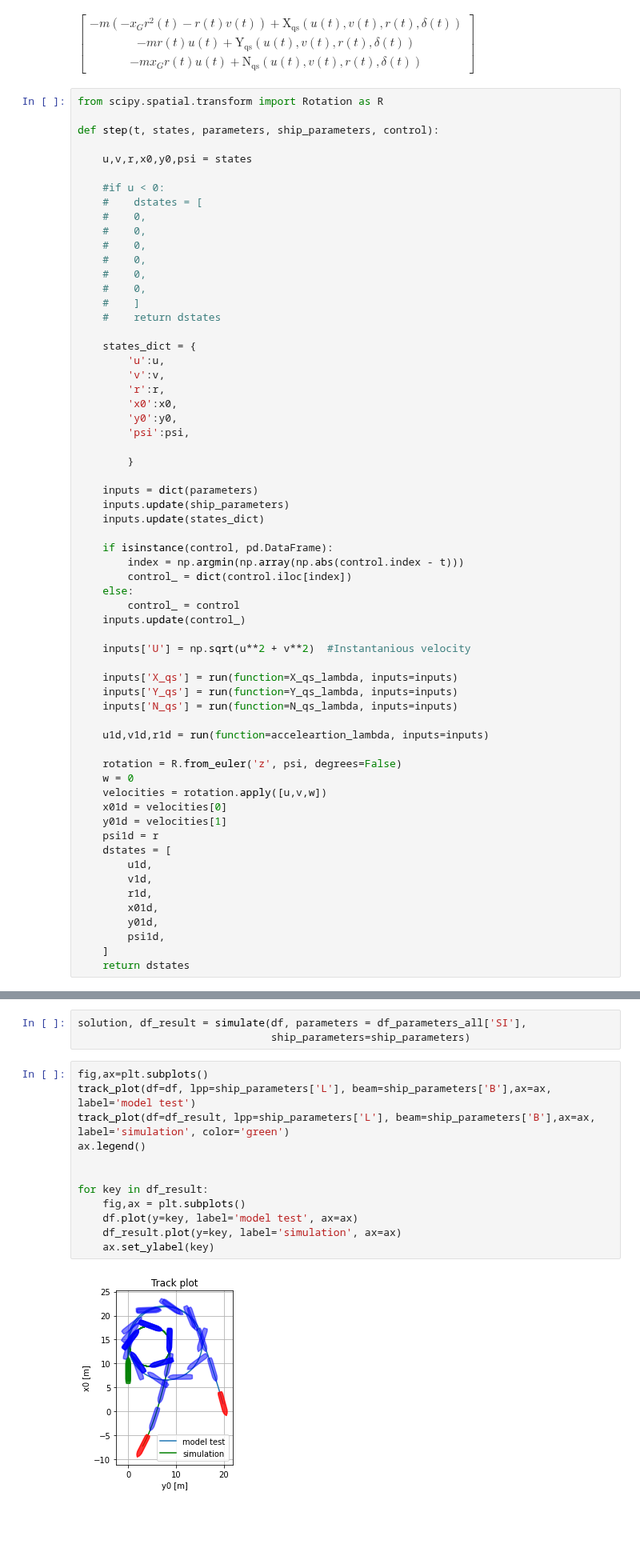
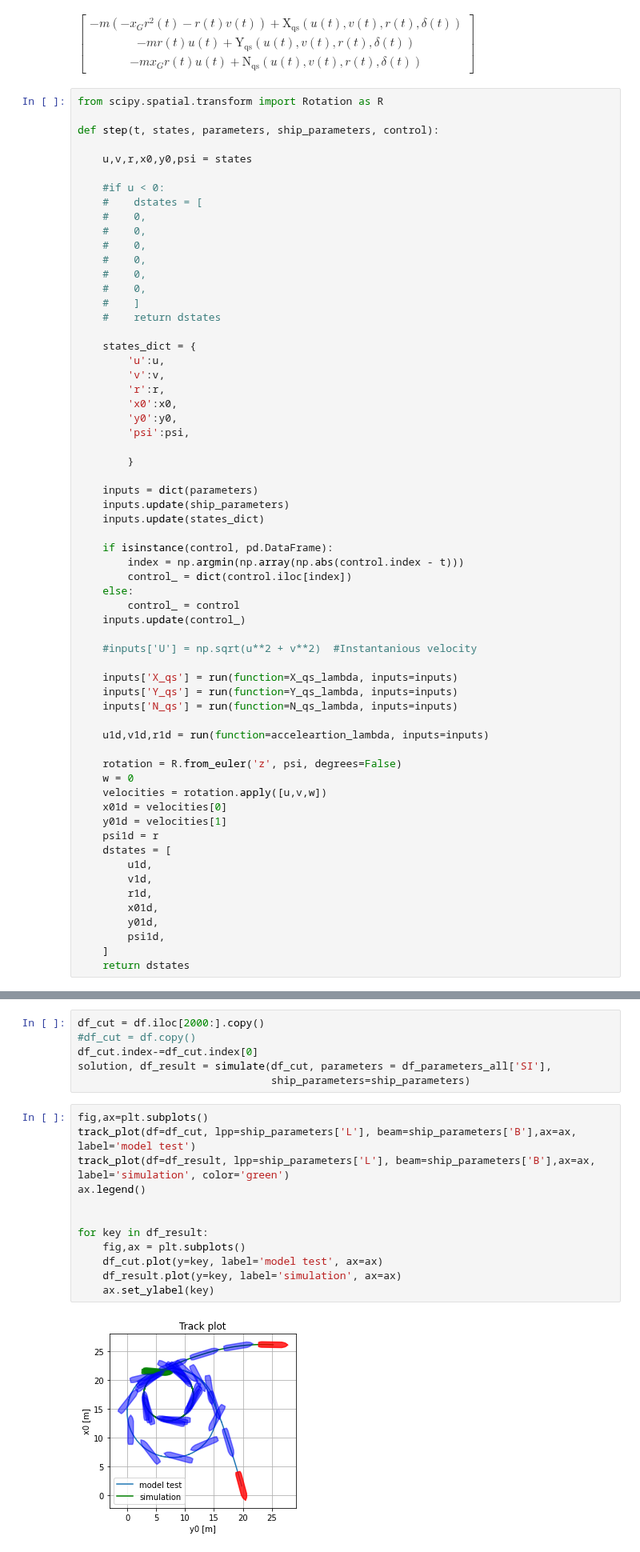
Before and after one commit to martinlarsalbert/VesselManoeuvringModels, a Jupyter notebook: notebooks/07_01_static_forces_from_model_test.ipynb, the cells around one changed output, grey strips where cells are left out. Shown at 80% size. Cells and saved outputs as stored; diff of their text form; blank space fills up the shorter version.

Commit message:
got resonable results.

```diff
--- a/notebooks/07_01_static_forces_from_model_test.ipynb
+++ b/notebooks/07_01_static_forces_from_model_test.ipynb
@@ -682,7 +673,7 @@ def step(t, states, parameters, ship_parameters, control):
         control_ = control
     inputs.update(control_)
 
-    inputs['U'] = np.sqrt(u**2 + v**2)  #Instantanious velocity
+    #inputs['U'] = np.sqrt(u**2 + v**2)  #Instantanious velocity
 
     inputs['X_qs'] = run(function=X_qs_lambda, inputs=inputs)
     inputs['Y_qs'] = run(function=Y_qs_lambda, inputs=inputs)
@@ -740,19 +731,22 @@ def simulate(df_, parameters, ship_parameters):
 
     return solution, df_result
 # %%
-solution, df_result = simulate(df, parameters = df_parameters_all['SI'],
+df_cut = df.iloc[2000:].copy()
+#df_cut = df.copy()
+df_cut.index-=df_cut.index[0]
+solution, df_result = simulate(df_cut, parameters = df_parameters_all['SI'],
                                ship_parameters=ship_parameters)
 # %%
 fig,ax=plt.subplots()
-track_plot(df=df, lpp=ship_parameters['L'], beam=ship_parameters['B'],ax=ax, label='model test')
+track_plot(df=df_cut, lpp=ship_parameters['L'], beam=ship_parameters['B'],ax=ax, label='model test')
 track_plot(df=df_result, lpp=ship_parameters['L'], beam=ship_parameters['B'],ax=ax, label='simulation', color='green')
 ax.legend()
 
 
 for key in df_result:
     fig,ax = plt.subplots()
-    df.plot(y=key, label='model test', ax=ax)
+    df_cut.plot(y=key, label='model test', ax=ax)
     df_result.plot(y=key, label='simulation', ax=ax)
     ax.set_ylabel(key)
 # %% [output]
-[figure, old version]
+[figure, new version]
```
Also changed, not shown: parts of 15 cells of this notebook, 9 other files.
